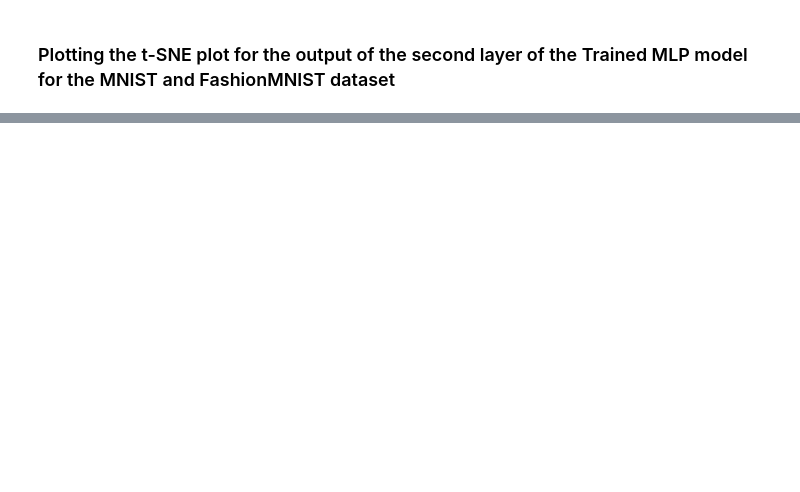
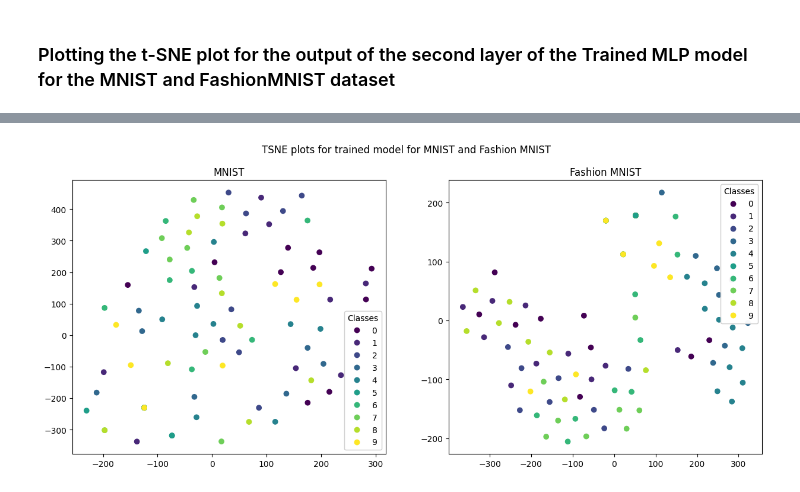
Before and after one commit to rishabh-mondal/es335-24-fall-assignment-3, a Jupyter notebook: question_3.ipynb, the cells around one changed output, grey strips where cells are left out. Cells and saved outputs as stored; diff of their text form; code cells hidden in the pictures; blank space fills up the shorter version.

```diff
--- a/question_3.ipynb
+++ b/question_3.ipynb
@@ -730,0 +706,48 @@ plt.show()
+# %%
+labels_mnist = np.tile(np.arange(10), 10)
+# Mapping dictionary for Fashion MNIST labels
+fashion_mnist_labels = {
+    0: "T-shirt/top",
+    1: "Trouser",
+    2: "Pullover",
+    3: "Dress",
+    4: "Coat",
+    5: "Sandal",
+    6: "Shirt",
+    7: "Sneaker",
+    8: "Bag",
+    9: "Ankle boot"
+}
+labels_fm = np.tile(np.arange(10), 10)
+# %%
+import matplotlib.pyplot as plt
+import numpy as np
+from sklearn.manifold import TSNE
+
+# Initialize TSNE
+tsne = TSNE(n_components=2, random_state=0)
+
+# Fit and transform features
+tsne_features_trained = tsne.fit_transform(np.array(features_trained).reshape(100, -1))
+tsne_features_trained_fm = tsne.fit_transform(np.array(features_trained_fm).reshape(100, -1))
+
+# Subplot for the trained model's features for MNIST and Fashion MNIST
+fig, ax = plt.subplots(1, 2, figsize=(15, 6))
+fig.suptitle('TSNE plots for trained model for MNIST and Fashion MNIST')
+
+# MNIST plot
+scatter_mnist = ax[0].scatter(tsne_features_trained[:, 0], tsne_features_trained[:, 1], c=labels_mnist, cmap='viridis')
+legend_mnist = ax[0].legend(*scatter_mnist.legend_elements(), title="Classes")
+ax[0].add_artist(legend_mnist)
+ax[0].set_title('MNIST')
+
+# Fashion MNIST plot
+scatter_fm = ax[1].scatter(tsne_features_trained_fm[:, 0], tsne_features_trained_fm[:, 1], c=labels_fm, cmap='viridis')
+legend_fm = ax[1].legend(*scatter_fm.legend_elements(), title="Classes")
+ax[1].add_artist(legend_fm)
+ax[1].set_title('Fashion MNIST')
+
+# Save and show plot
+plt.show()
+# %% [output]
+[figure, added]
```
Also changed, not shown: parts of 14 cells of this notebook, 14 other files.
